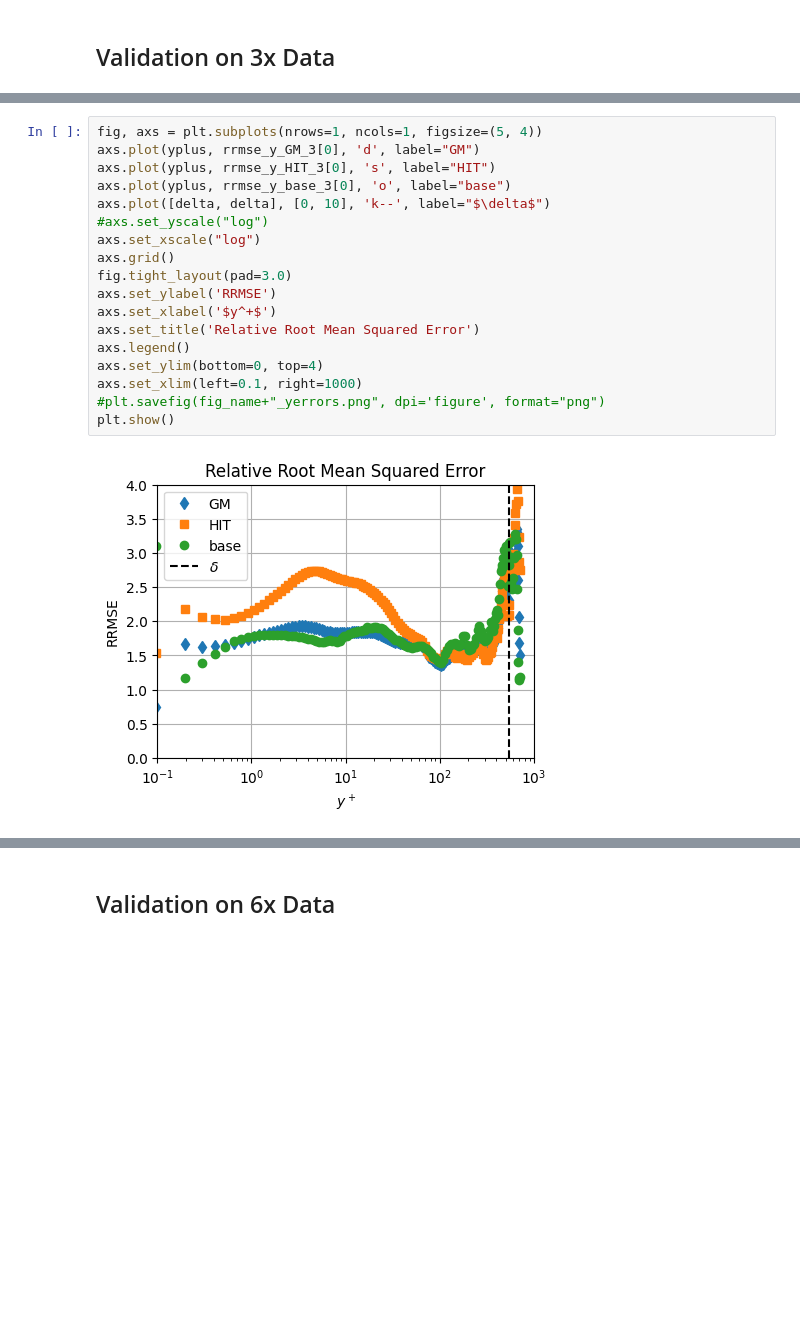
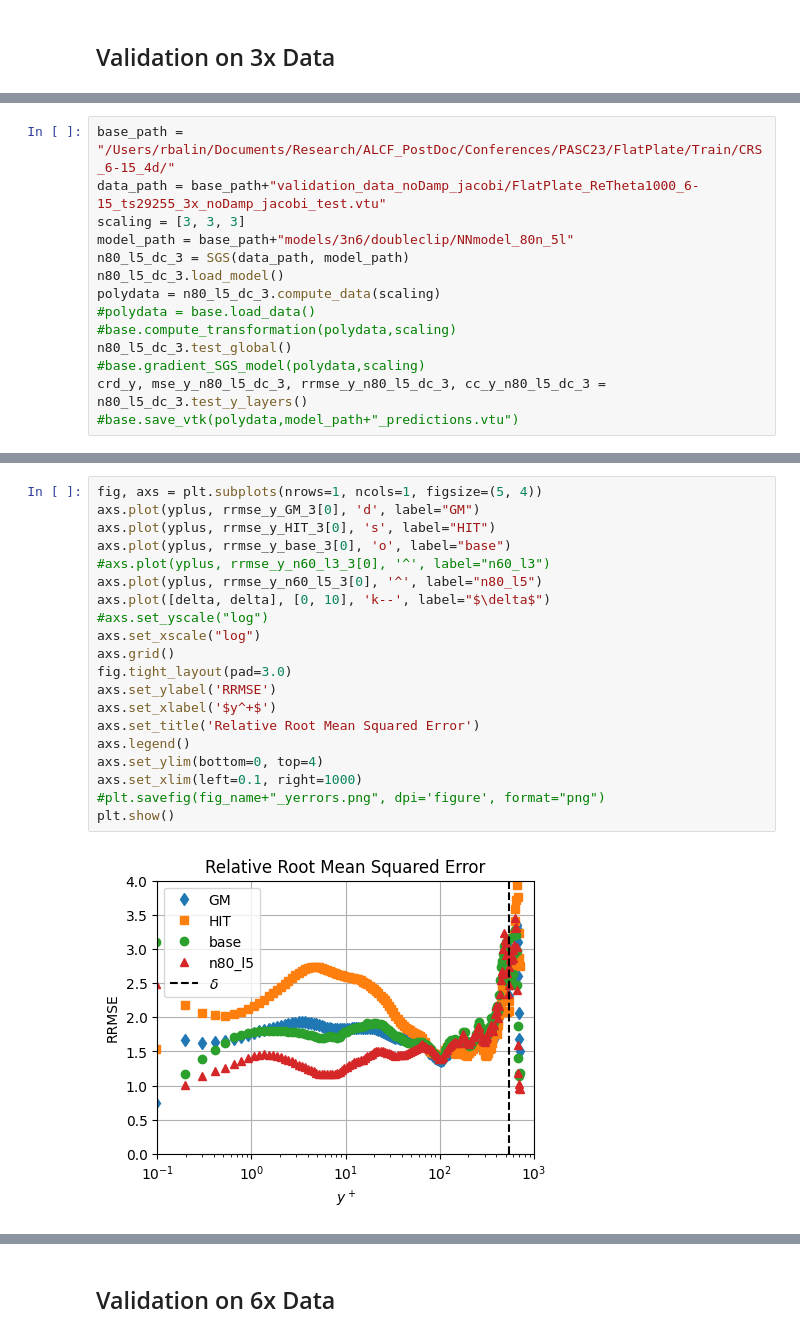
Before and after one commit to rickybalin/CFDML, a Jupyter notebook: train/src/validation/testSGSmodel_all.ipynb, the cells around one changed output, grey strips where cells are left out. Cells and saved outputs as stored; diff of their text form; blank space fills up the shorter version.

```diff
--- a/train/src/validation/testSGSmodel_all.ipynb
+++ b/train/src/validation/testSGSmodel_all.ipynb
@@ -483,0 +542,14 @@ SGS channel Corr. Coefficient = 8.922027e-01 6.260808e-01 7.043662e-01 3.114225e
+# %%
+base_path = "/Users/rbalin/Documents/Research/ALCF_PostDoc/Conferences/PASC23/FlatPlate/Train/CRS_6-15_4d/"
+data_path = base_path+"validation_data_noDamp_jacobi/FlatPlate_ReTheta1000_6-15_ts29255_3x_noDamp_jacobi_test.vtu"
+scaling = [3, 3, 3]
+model_path = base_path+"models/3n6/doubleclip/NNmodel_80n_5l"
+n80_l5_dc_3 = SGS(data_path, model_path)
+n80_l5_dc_3.load_model()
+polydata = n80_l5_dc_3.compute_data(scaling)
+#polydata = base.load_data()
+#base.compute_transformation(polydata,scaling)
+n80_l5_dc_3.test_global()
+#base.gradient_SGS_model(polydata,scaling)
+crd_y, mse_y_n80_l5_dc_3, rrmse_y_n80_l5_dc_3, cc_y_n80_l5_dc_3 =  n80_l5_dc_3.test_y_layers()
+#base.save_vtk(polydata,model_path+"_predictions.vtu")
@@ -508,23 +594,25 @@ plt.show()
 # %%
 fig, axs = plt.subplots(nrows=1, ncols=1, figsize=(5, 4))
 axs.plot(yplus, rrmse_y_GM_3[0], 'd', label="GM")
 axs.plot(yplus, rrmse_y_HIT_3[0], 's', label="HIT")
 axs.plot(yplus, rrmse_y_base_3[0], 'o', label="base")
+#axs.plot(yplus, rrmse_y_n60_l3_3[0], '^', label="n60_l3")
+axs.plot(yplus, rrmse_y_n60_l5_3[0], '^', label="n80_l5")
 axs.plot([delta, delta], [0, 10], 'k--', label="$\delta$")
 #axs.set_yscale("log")
 axs.set_xscale("log")
 axs.grid()
 fig.tight_layout(pad=3.0)
 axs.set_ylabel('RRMSE')
 axs.set_xlabel('$y^+$')
 axs.set_title('Relative Root Mean Squared Error')
 axs.legend()
 axs.set_ylim(bottom=0, top=4)
 axs.set_xlim(left=0.1, right=1000)
 #plt.savefig(fig_name+"_yerrors.png", dpi='figure', format="png")
 plt.show()
 # %% [output]
-[figure, old version]
+[figure, new version]
 # %%
 fig, axs = plt.subplots(nrows=1, ncols=1, figsize=(5, 4))
 axs.plot(yplus, cc_y_GM_3[0], 'd', label="GM")
```
Also changed, not shown: parts of 12 cells of this notebook, 2 other files.
